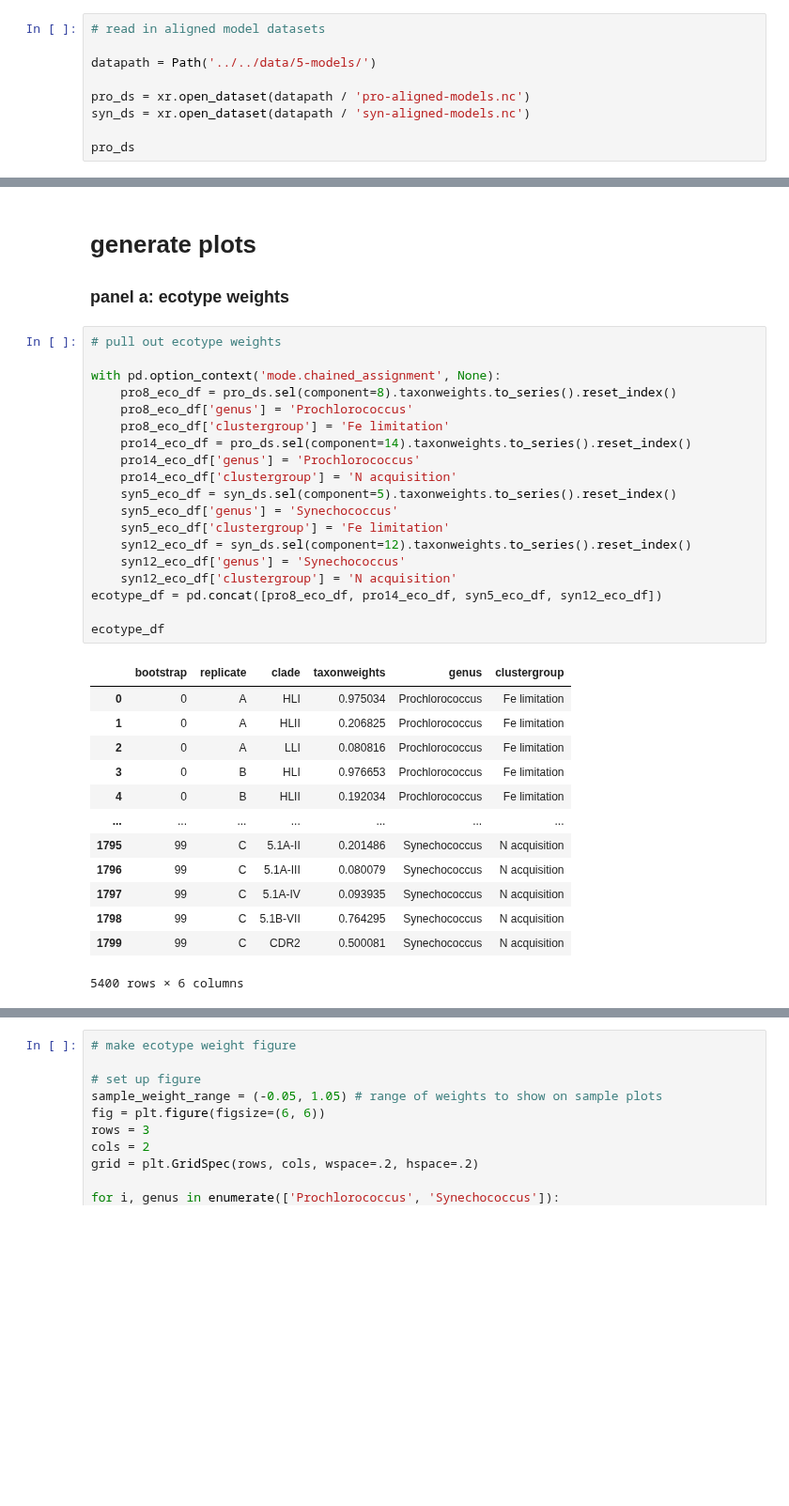
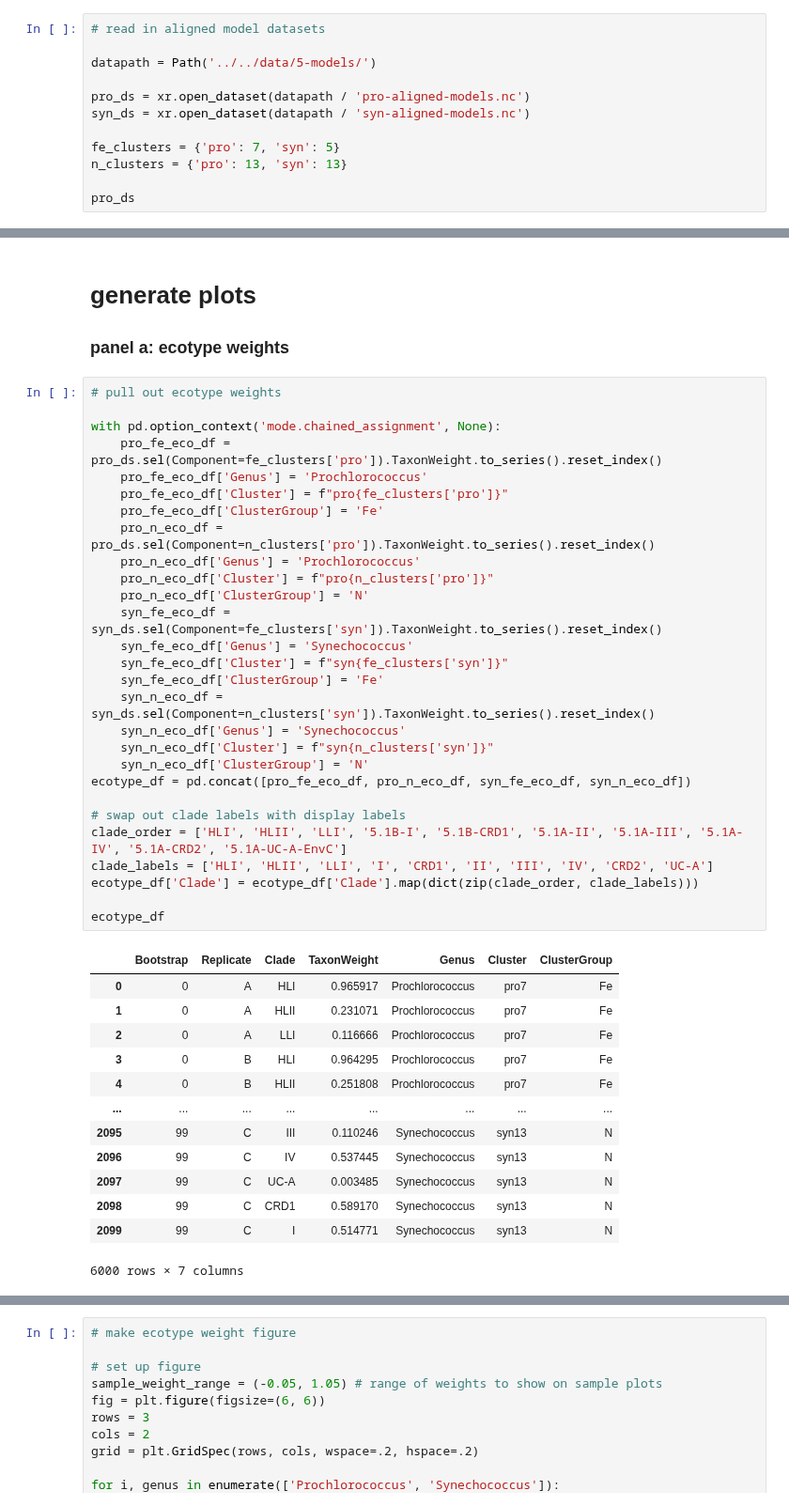
Before and after one commit to blasks/barnacle-manuscript, a Jupyter notebook: figures/7-interpretation/fe-n-clusters.ipynb, the cells around one changed output, grey strips where cells are left out. Shown at 94% size. Saved outputs shown, nothing was run; the diff lists cells and outputs as text; blank space fills up the shorter version.

```diff
--- a/figures/7-interpretation/fe-n-clusters.ipynb
+++ b/figures/7-interpretation/fe-n-clusters.ipynb
@@ -143,6 +143,9 @@ datapath = Path('../../data/5-models/')
 pro_ds = xr.open_dataset(datapath / 'pro-aligned-models.nc')
 syn_ds = xr.open_dataset(datapath / 'syn-aligned-models.nc')
 
+fe_clusters = {'pro': 7, 'syn': 5}
+n_clusters = {'pro': 13, 'syn': 13}
+
 pro_ds
 # %% [output]
 <xarray.Dataset>
@@ -381,33 +385,42 @@ Sampling finished
 # %%
 # pull out ecotype weights
 
 with pd.option_context('mode.chained_assignment', None):
-    pro8_eco_df = pro_ds.sel(component=8).taxonweights.to_series().reset_index()
-    pro8_eco_df['genus'] = 'Prochlorococcus'
-    pro8_eco_df['clustergroup'] = 'Fe limitation'
-    pro14_eco_df = pro_ds.sel(component=14).taxonweights.to_series().reset_index()
-    pro14_eco_df['genus'] = 'Prochlorococcus'
-    pro14_eco_df['clustergroup'] = 'N acquisition'
-    syn5_eco_df = syn_ds.sel(component=5).taxonweights.to_series().reset_index()
-    syn5_eco_df['genus'] = 'Synechococcus'
-    syn5_eco_df['clustergroup'] = 'Fe limitation'
-    syn12_eco_df = syn_ds.sel(component=12).taxonweights.to_series().reset_index()
-    syn12_eco_df['genus'] = 'Synechococcus'
-    syn12_eco_df['clustergroup'] = 'N acquisition'
-ecotype_df = pd.concat([pro8_eco_df, pro14_eco_df, syn5_eco_df, syn12_eco_df])
+    pro_fe_eco_df = pro_ds.sel(Component=fe_clusters['pro']).TaxonWeight.to_series().reset_index()
+    pro_fe_eco_df['Genus'] = 'Prochlorococcus'
+    pro_fe_eco_df['Cluster'] = f"pro{fe_clusters['pro']}"
+    pro_fe_eco_df['ClusterGroup'] = 'Fe'
+    pro_n_eco_df = pro_ds.sel(Component=n_clusters['pro']).TaxonWeight.to_series().reset_index()
+    pro_n_eco_df['Genus'] = 'Prochlorococcus'
+    pro_n_eco_df['Cluster'] = f"pro{n_clusters['pro']}"
+    pro_n_eco_df['ClusterGroup'] = 'N'
+    syn_fe_eco_df = syn_ds.sel(Component=fe_clusters['syn']).TaxonWeight.to_series().reset_index()
+    syn_fe_eco_df['Genus'] = 'Synechococcus'
+    syn_fe_eco_df['Cluster'] = f"syn{fe_clusters['syn']}"
+    syn_fe_eco_df['ClusterGroup'] = 'Fe'
+    syn_n_eco_df = syn_ds.sel(Component=n_clusters['syn']).TaxonWeight.to_series().reset_index()
+    syn_n_eco_df['Genus'] = 'Synechococcus'
+    syn_n_eco_df['Cluster'] = f"syn{n_clusters['syn']}"
+    syn_n_eco_df['ClusterGroup'] = 'N'
+ecotype_df = pd.concat([pro_fe_eco_df, pro_n_eco_df, syn_fe_eco_df, syn_n_eco_df])
+
+# swap out clade labels with display labels
+clade_order = ['HLI', 'HLII', 'LLI', '5.1B-I', '5.1B-CRD1', '5.1A-II', '5.1A-III', '5.1A-IV', '5.1A-CRD2', '5.1A-UC-A-EnvC']
+clade_labels = ['HLI', 'HLII', 'LLI', 'I', 'CRD1', 'II', 'III', 'IV', 'CRD2', 'UC-A']
+ecotype_df['Clade'] = ecotype_df['Clade'].map(dict(zip(clade_order, clade_labels)))
 
 ecotype_df
 # %% [output]
-|  | bootstrap | replicate | clade | taxonweights | genus | clustergroup |
-| 0 | 0 | A | HLI | 0.975034 | Prochlorococcus | Fe limitation |
-| 1 | 0 | A | HLII | 0.206825 | Prochlorococcus | Fe limitation |
-| 2 | 0 | A | LLI | 0.080816 | Prochlorococcus | Fe limitation |
-| 3 | 0 | B | HLI | 0.976653 | Prochlorococcus | Fe limitation |
-| 4 | 0 | B | HLII | 0.192034 | Prochlorococcus | Fe limitation |
-| ... | ... | ... | ... | ... | ... | ... |
-| 1795 | 99 | C | 5.1A-II | 0.201486 | Synechococcus | N acquisition |
-| 1796 | 99 | C | 5.1A-III | 0.080079 | Synechococcus | N acquisition |
-| 1797 | 99 | C | 5.1A-IV | 0.093935 | Synechococcus | N acquisition |
-| 1798 | 99 | C | 5.1B-VII | 0.764295 | Synechococcus | N acquisition |
-| 1799 | 99 | C | CDR2 | 0.500081 | Synechococcus | N acquisition |
+|  | Bootstrap | Replicate | Clade | TaxonWeight | Genus | Cluster | ClusterGroup |
+| 0 | 0 | A | HLI | 0.965917 | Prochlorococcus | pro7 | Fe |
+| 1 | 0 | A | HLII | 0.231071 | Prochlorococcus | pro7 | Fe |
+| 2 | 0 | A | LLI | 0.116666 | Prochlorococcus | pro7 | Fe |
+| 3 | 0 | B | HLI | 0.964295 | Prochlorococcus | pro7 | Fe |
+| 4 | 0 | B | HLII | 0.251808 | Prochlorococcus | pro7 | Fe |
+| ... | ... | ... | ... | ... | ... | ... | ... |
+| 2095 | 99 | C | III | 0.110246 | Synechococcus | syn13 | N |
+| 2096 | 99 | C | IV | 0.537445 | Synechococcus | syn13 | N |
+| 2097 | 99 | C | UC-A | 0.003485 | Synechococcus | syn13 | N |
+| 2098 | 99 | C | CRD1 | 0.589170 | Synechococcus | syn13 | N |
+| 2099 | 99 | C | I | 0.514771 | Synechococcus | syn13 | N |
-5400 rows × 6 columns
+6000 rows × 7 columns
```
Also changed, not shown: parts of 5 cells of this notebook.
